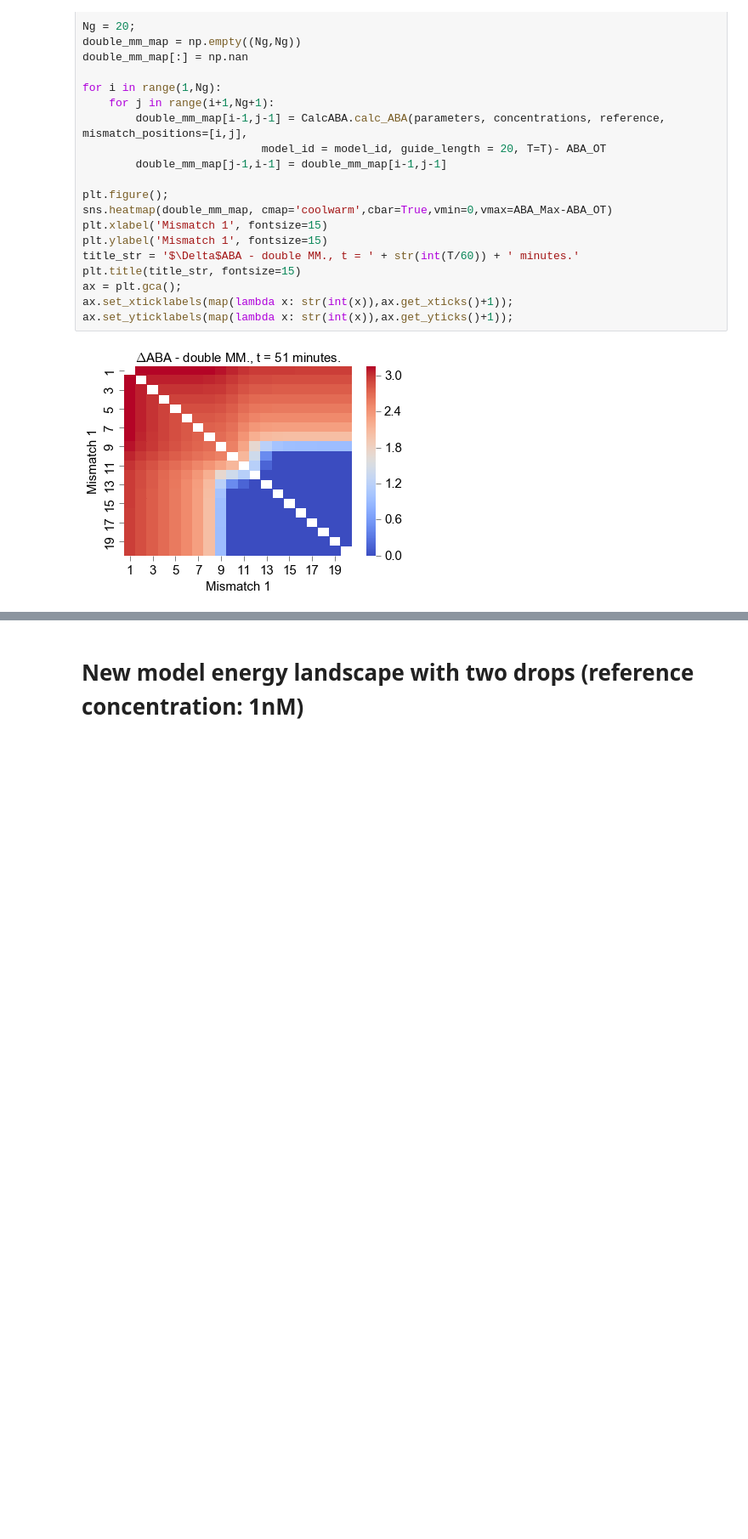
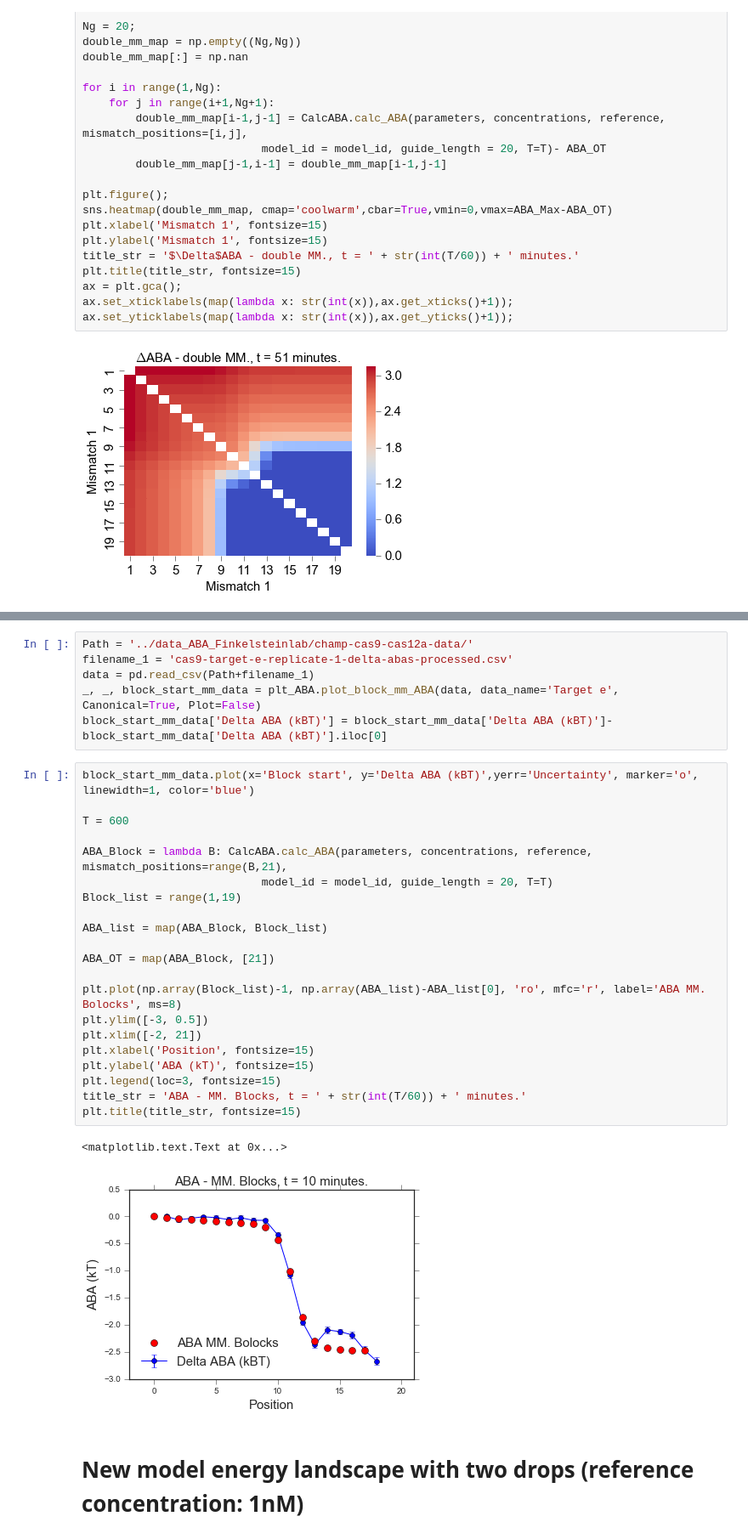
Before and after one commit to martin-depken/Energy-Landscape, a Jupyter notebook: code_ABA_Finkelsteinlab/ABA_toymodel.ipynb, the cells around one changed output, grey strips where cells are left out. Shown at 85% size. Drawn from its saved outputs; the diff is of its cells as text; blank space fills up the shorter version.

```diff
--- a/code_ABA_Finkelsteinlab/ABA_toymodel.ipynb
+++ b/code_ABA_Finkelsteinlab/ABA_toymodel.ipynb
@@ -348,3 +400,33 @@ ax.set_yticklabels(map(lambda x: str(int(x)),ax.get_yticks()+1));
+# %%
+Path = '../data_ABA_Finkelsteinlab/champ-cas9-cas12a-data/'
+filename_1 = 'cas9-target-e-replicate-1-delta-abas-processed.csv'
+data = pd.read_csv(Path+filename_1)
+_, _, block_start_mm_data = plt_ABA.plot_block_mm_ABA(data, data_name='Target e', Canonical=True, Plot=False)
+block_start_mm_data['Delta ABA (kBT)'] = block_start_mm_data['Delta ABA (kBT)']-block_start_mm_data['Delta ABA (kBT)'].iloc[0]
+# %%
+block_start_mm_data.plot(x='Block start', y='Delta ABA (kBT)',yerr='Uncertainty', marker='o', linewidth=1, color='blue')
+
+T = 600
+
+ABA_Block = lambda B: CalcABA.calc_ABA(parameters, concentrations, reference, mismatch_positions=range(B,21),
+                           model_id = model_id, guide_length = 20, T=T)
+Block_list = range(1,19)
+
+ABA_list = map(ABA_Block, Block_list)
+
+ABA_OT = map(ABA_Block, [21])
+
+plt.plot(np.array(Block_list)-1, np.array(ABA_list)-ABA_list[0], 'ro', mfc='r', label='ABA MM. Bolocks', ms=8)
+plt.ylim([-3, 0.5])
+plt.xlim([-2, 21])
+plt.xlabel('Position', fontsize=15)
+plt.ylabel('ABA (kT)', fontsize=15)
+plt.legend(loc=3, fontsize=15)
+title_str = 'ABA - MM. Blocks, t = ' + str(int(T/60)) + ' minutes.'
+plt.title(title_str, fontsize=15)
+# %% [output]
+<matplotlib.text.Text at 0x...>
+[figure, added]
 # %% [markdown]
 # New model energy landscape with two drops  (reference concentration: 1nM)
 # %%
```
Also changed, not shown: parts of 6 cells of this notebook.
